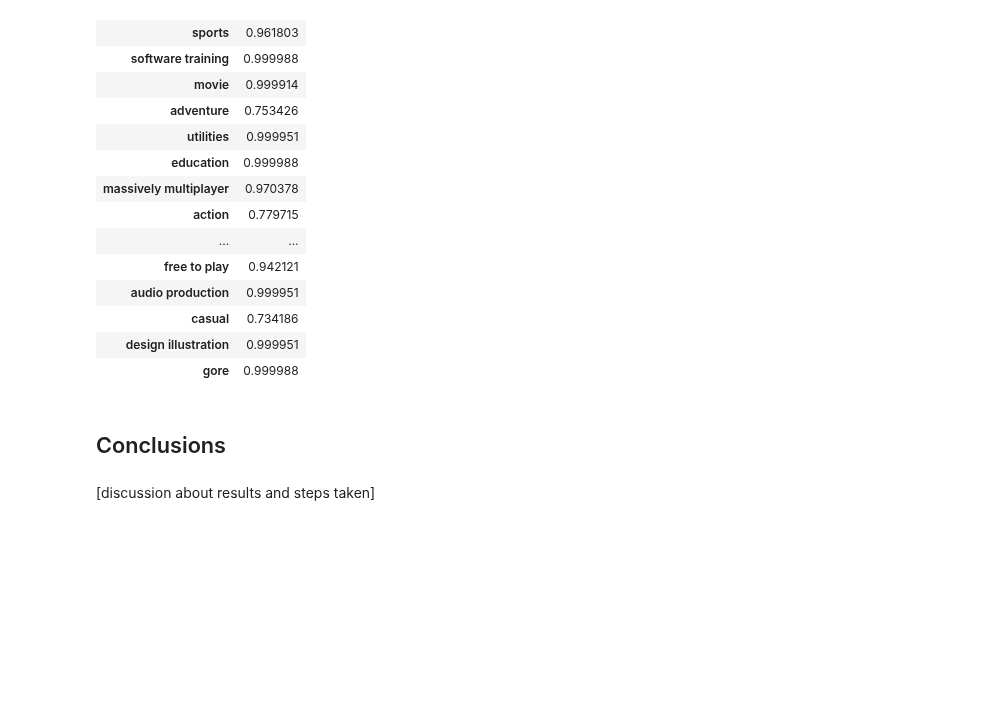
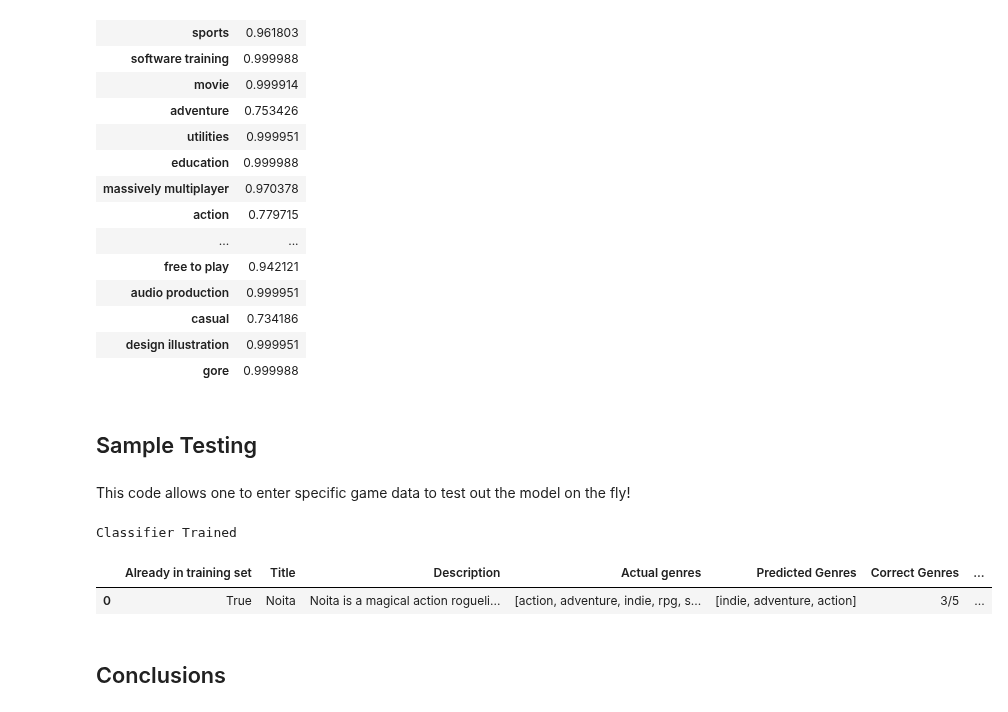
Before and after one commit to rustyonetwo/video_game_classifier, a Jupyter notebook: final_report_draft.ipynb, the cells around one changed output. Drawn from its saved outputs; the diff is of its cells as text; code cells hidden in the pictures; blank space fills up the shorter version.

```diff
--- a/final_report_draft.ipynb
+++ b/final_report_draft.ipynb
@@ -388,7 +440,50 @@ df
 | casual | 0.734186 |
 | design illustration | 0.999951 |
 | gore | 0.999988 |
+# %% [markdown]
+## Sample Testing
+# %% [markdown]
+This code allows one to enter specific game data to test out the model on the fly!
+# %%
+sample_testing_results = []
+# %%
+title = "Noita"
+description = ["Noita is a magical action roguelite set in a world where every pixel is physically simulated. Fight, explore, melt, burn, freeze and evaporate your way through the procedurally generated world using spells you've created yourself."]
+actual = ["action", "adventure", "indie", "rpg", "simulation"]
+# %%
+classifier = OneVsRestClassifier(LinearSVC(C=0.9, loss='hinge', max_iter=50000))
+classifier.fit(X, y)
+print("Classifier Trained")
+# %% [output]
+Classifier Trained
+# %%
+sample = TfidfVectorizer(vocabulary=tv.vocabulary_, smooth_idf=True, sublinear_tf=True, max_df=0.5, min_df=5, lowercase=True, stop_words='english')
+sample_result = sample.fit_transform(description)
+y_pred = classifier.predict(sample_result)
+
+result = []
+for label in range(len(y_labels)):
+    if y_pred[0][label] != 0:
+        result.append(y_labels[label])
+
+trained = np.isin(title, A[:, 2])
+correct = 0
+incorrect = 0
+for genre in result:
+    if genre in actual:
+        correct += 1
+    else:
+        incorrect += 1
+correct_ratio = "" + str(correct) + "/" + str(len(actual))
+test_output = [trained, title, description[0], actual, result, correct_ratio, incorrect]
+
+
+sample_testing_results.append(test_output)
+
+columns = ['Already in training set', 'Title', 'Description', 'Actual genres', 'Predicted Genres', 'Correct Genres', 'Incorrect Genres']
+pd.DataFrame(sample_testing_results, columns=columns)
+# %% [output]
+|  | Already in training set | Title | Description | Actual genres | Predicted Genres | Correct Genres | ... |
+| 0 | True | Noita | Noita is a magical action rogueli... | [action, adventure, indie, rpg, s... | [indie, adventure, action] | 3/5 | ... |
 # %% [markdown]
 ## Conclusions
-# %% [markdown]
-[discussion about results and steps taken]
```
Also changed, not shown: parts of 10 cells of this notebook, 1 other file.
